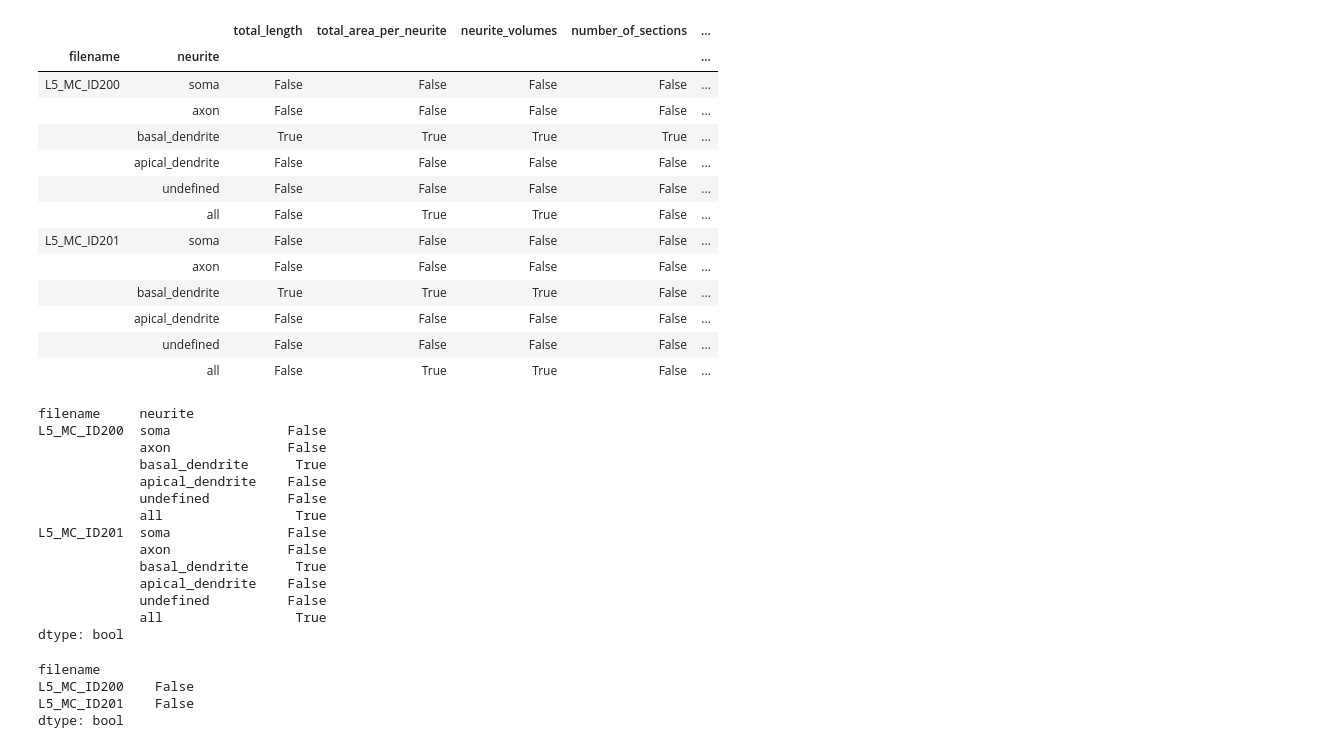
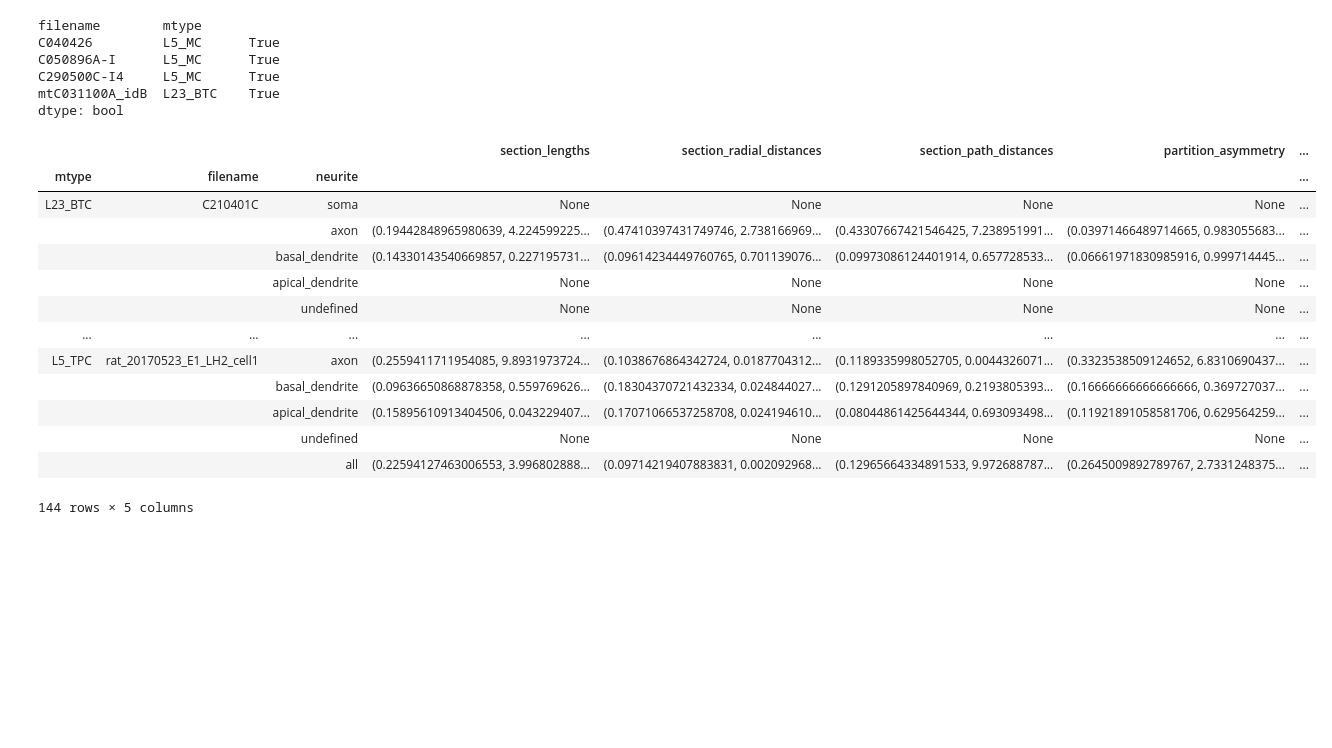
Before and after one commit to BlueBrain/morph-validator, a Jupyter notebook: morph_validator/workbench.ipynb, the cells around one changed output. Drawn from its saved outputs; the diff is of its cells as text; code cells hidden in the pictures; blank space fills up the shorter version.

Commit message:
alternative validator without pandas DataFrame
Change-Id: I0625eec8354b2779b6799fc90a411e1bc02f9fb3

```diff
--- a/morph_validator/workbench.ipynb
+++ b/morph_validator/workbench.ipynb
@@ -212 +205,3 @@ valid_features.discrete.loc['L23_BTC'].groupby(['neurite']).std()
+# %%
+valid_features = build_valid_morphologies(Path('../tests/data/morphologies/valid/mini'))
 # %%
@@ -274,42 +209,28 @@ z_score
-# %%
-z_score.abs() > 2
-# %% [output]
-|  |  | total_length | total_area_per_neurite | neurite_volumes | number_of_sections | ... |
-| filename | neurite |  |  |  |  | ... |
-| L5_MC_ID200 | soma | False | False | False | False | ... |
-|  | axon | False | False | False | False | ... |
-|  | basal_dendrite | True | True | True | True | ... |
-|  | apical_dendrite | False | False | False | False | ... |
-|  | undefined | False | False | False | False | ... |
-|  | all | False | True | True | False | ... |
-| L5_MC_ID201 | soma | False | False | False | False | ... |
-|  | axon | False | False | False | False | ... |
-|  | basal_dendrite | True | True | True | False | ... |
-|  | apical_dendrite | False | False | False | False | ... |
-|  | undefined | False | False | False | False | ... |
-|  | all | False | True | True | False | ... |
-# %%
-discrete_report = (z_score.abs() > 2).any(axis=1)
-discrete_report
-# %% [output]
-filename     neurite
-L5_MC_ID200  soma               False
-             axon               False
-             basal_dendrite      True
-             apical_dendrite    False
-             undefined          False
-             all                 True
-L5_MC_ID201  soma               False
-             axon               False
-             basal_dendrite      True
-             apical_dendrite    False
-             undefined          False
-             all                 True
-dtype: bool
-# %%
-(~discrete_report).groupby(['filename']).all()
-# %% [output]
-filename
-L5_MC_ID200    False
-L5_MC_ID201    False
-dtype: bool
+# %%
+z_score = discrete_z_score(valid_features, test_features)
+discrete_report(z_score)
+# %% [output]
+filename        mtype
+C040426         L5_MC      True
+C050896A-I      L5_MC      True
+C290500C-I4     L5_MC      True
+mtC031100A_idB  L23_BTC    True
+dtype: bool
+# %%
+valid_ks = get_ks_of_valid_features(valid_features)
+valid_ks
+# %% [output]
+|  |  |  | section_lengths | section_radial_distances | section_path_distances | partition_asymmetry | ... |
+| mtype | filename | neurite |  |  |  |  | ... |
+| L23_BTC | C210401C | soma | None | None | None | None | ... |
+|  |  | axon | (0.19442848965980639, 4.224599225... | (0.47410397431749746, 2.738166969... | (0.43307667421546425, 7.238951991... | (0.03971466489714665, 0.983055683... | ... |
+|  |  | basal_dendrite | (0.14330143540669857, 0.227195731... | (0.09614234449760765, 0.701139076... | (0.09973086124401914, 0.657728533... | (0.06661971830985916, 0.999714445... | ... |
+|  |  | apical_dendrite | None | None | None | None | ... |
+|  |  | undefined | None | None | None | None | ... |
+| ... | ... | ... | ... | ... | ... | ... | ... |
+| L5_TPC | rat_20170523_E1_LH2_cell1 | axon | (0.2559411711954085, 9.8931973724... | (0.1038676864342724, 0.0187704312... | (0.1189335998052705, 0.0044326071... | (0.3323538509124652, 6.8310690437... | ... |
+|  |  | basal_dendrite | (0.09636650868878358, 0.559769626... | (0.18304370721432334, 0.024844027... | (0.1291205897840969, 0.2193805393... | (0.16666666666666666, 0.369727037... | ... |
+|  |  | apical_dendrite | (0.15895610913404506, 0.043229407... | (0.17071066537258708, 0.024194610... | (0.08044861425644344, 0.693093498... | (0.11921891058581706, 0.629564259... | ... |
+|  |  | undefined | None | None | None | None | ... |
+|  |  | all | (0.22594127463006553, 3.996802888... | (0.09714219407883831, 0.002092968... | (0.12965664334891533, 9.972688787... | (0.2645009892789767, 2.7331248375... | ... |
+144 rows × 5 columns
```
Also changed, not shown: parts of 15 cells of this notebook, 3 other files.
